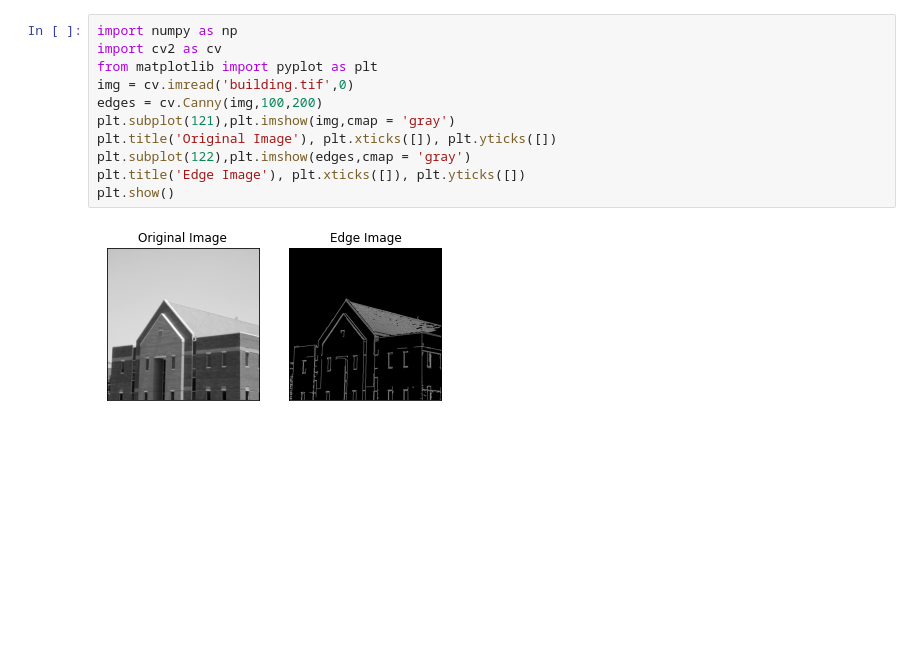
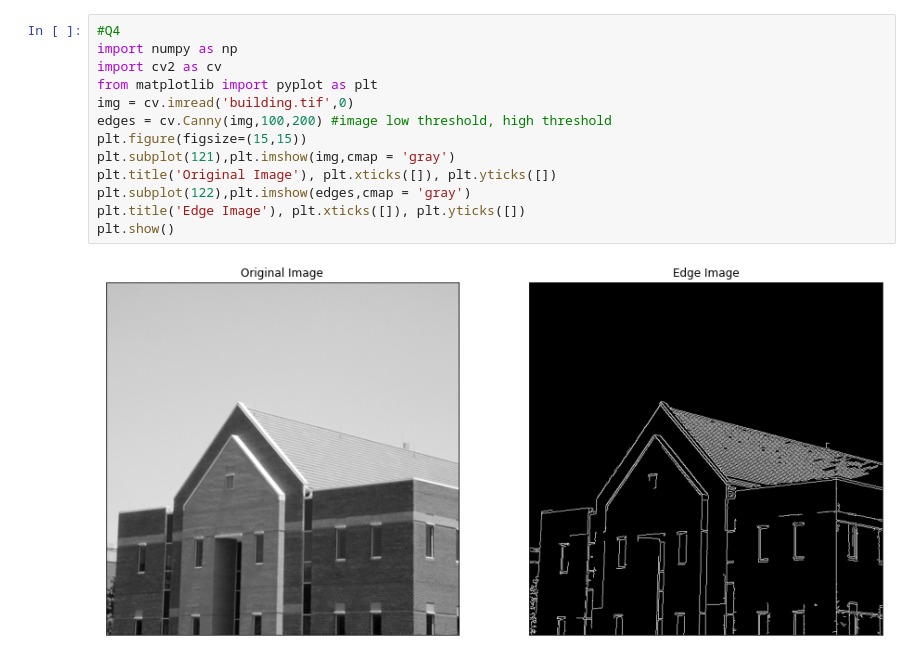
Before and after one commit to Gajaan08/FUNDAMENTALS-OF-IMAGE-PROCESSING, a Jupyter notebook: homework4/Ex4.ipynb, the cells around one changed output. Drawn from its saved outputs; the diff is of its cells as text; blank space fills up the shorter version.

```diff
--- a/homework4/Ex4.ipynb
+++ b/homework4/Ex4.ipynb
@@ -92,14 +139,16 @@ Finding Corners...
 # %%
+#Q4
 import numpy as np
 import cv2 as cv
 from matplotlib import pyplot as plt
 img = cv.imread('building.tif',0)
-edges = cv.Canny(img,100,200)
+edges = cv.Canny(img,100,200) #image low threshold, high threshold
+plt.figure(figsize=(15,15))
 plt.subplot(121),plt.imshow(img,cmap = 'gray')
 plt.title('Original Image'), plt.xticks([]), plt.yticks([])
 plt.subplot(122),plt.imshow(edges,cmap = 'gray')
 plt.title('Edge Image'), plt.xticks([]), plt.yticks([])
 plt.show()
 # %% [output]
-[figure, old version]
+[figure, new version]
 # %%
```
Also changed, not shown: parts of 7 cells of this notebook, 2 other files.
